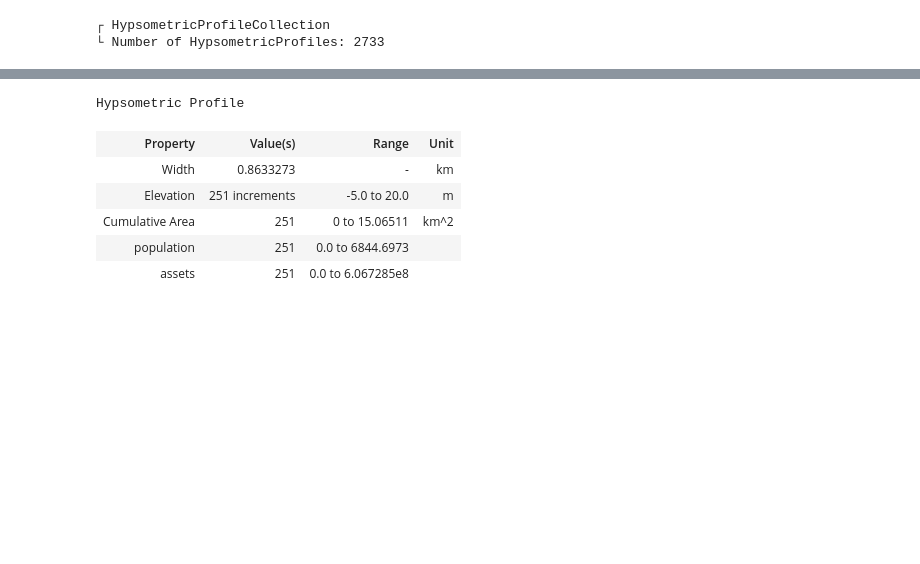
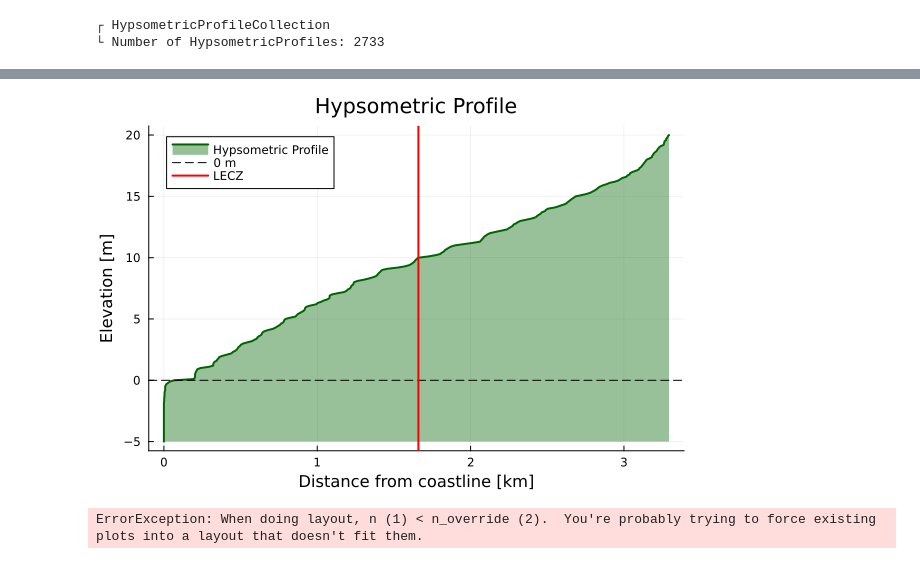
Before and after one commit to GlobalClimateForum/DIVACoast.jl, a Jupyter notebook: text_example/DIVACoast_example_notebook_2.ipynb, the cells around one changed output, grey strips where cells are left out. Saved outputs shown, nothing was run; the diff lists cells and outputs as text; code cells hidden in the pictures; blank space fills up the shorter version.

```diff
--- a/text_example/DIVACoast_example_notebook_2.ipynb
+++ b/text_example/DIVACoast_example_notebook_2.ipynb
@@ -47,10 +64,12 @@ Hypsometric Profile
 # %%
-hspfs[9]
+plot(hspfs[22])
 # %% [output]
-Hypsometric Profile
-| Property | Value(s) | Range | Unit |
-| Width | 0.8633273 | - | km |
-| Elevation | 251 increments | -5.0 to 20.0 | m |
-| Cumulative Area | 251 | 0 to 15.06511 | km^2 |
-| population | 251 | 0.0 to 6844.6973 |  |
-| assets | 251 | 0.0 to 6.067285e8 |  |
+[figure, added]
+# %%
+df = DataFrame(hspfs[22])
+p1 = plot(df[!, :elevation], df[!, :population], xlabel="Elevation [m]", ylabel="Population [people]",
+          label="Population", legend=:topleft)
+p2 = plot!(twinx(), df[!, :elevation], df[!, :assets], ylabel="Assets [value]", color=:red, label="Assets")
+plot(p1, p2, layout=(1,1))
+# %% [output]
+ErrorException: When doing layout, n (1) < n_override (2).  You're probably trying to force existing plots into a layout that doesn't fit them.
```
Also changed, not shown: parts of 7 cells of this notebook.
